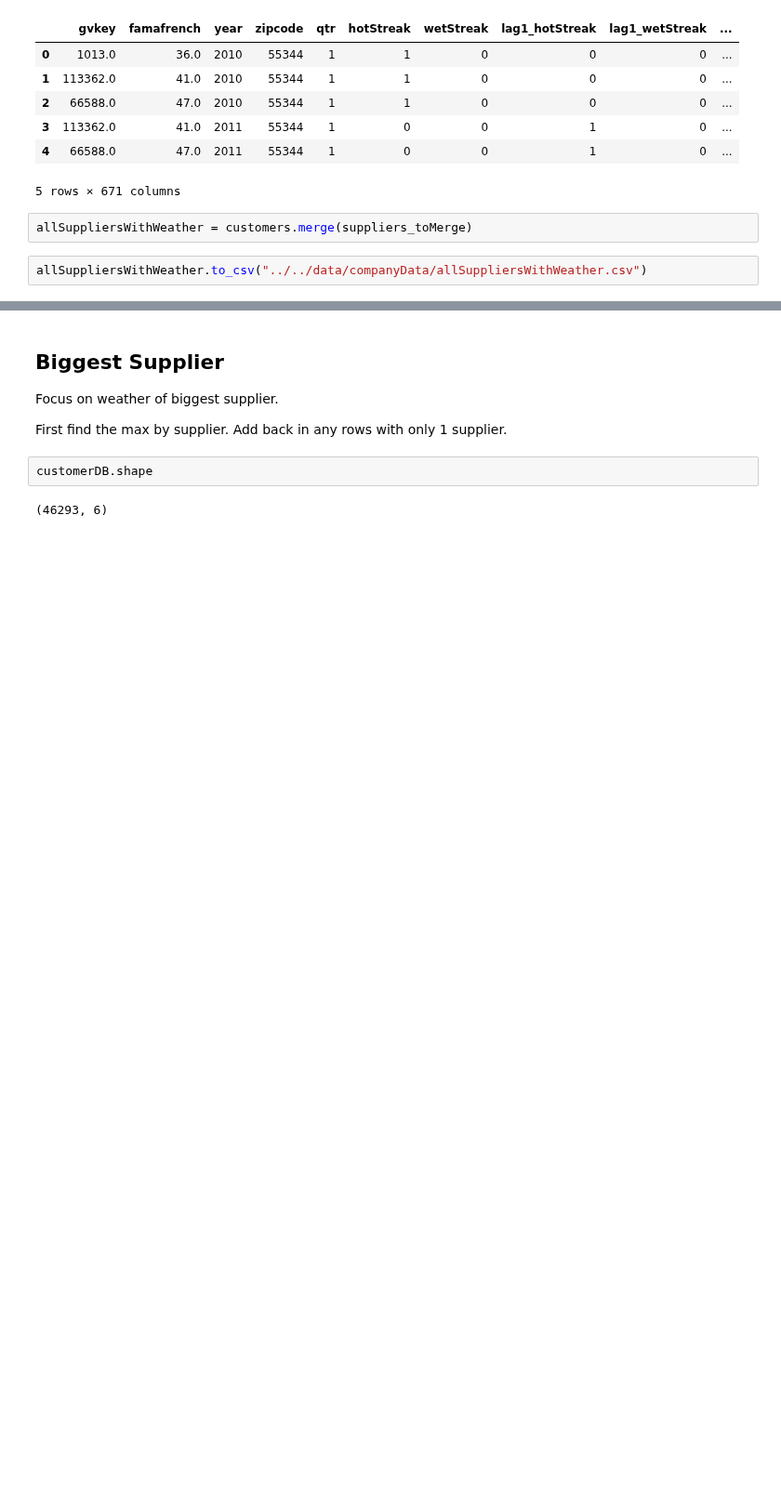
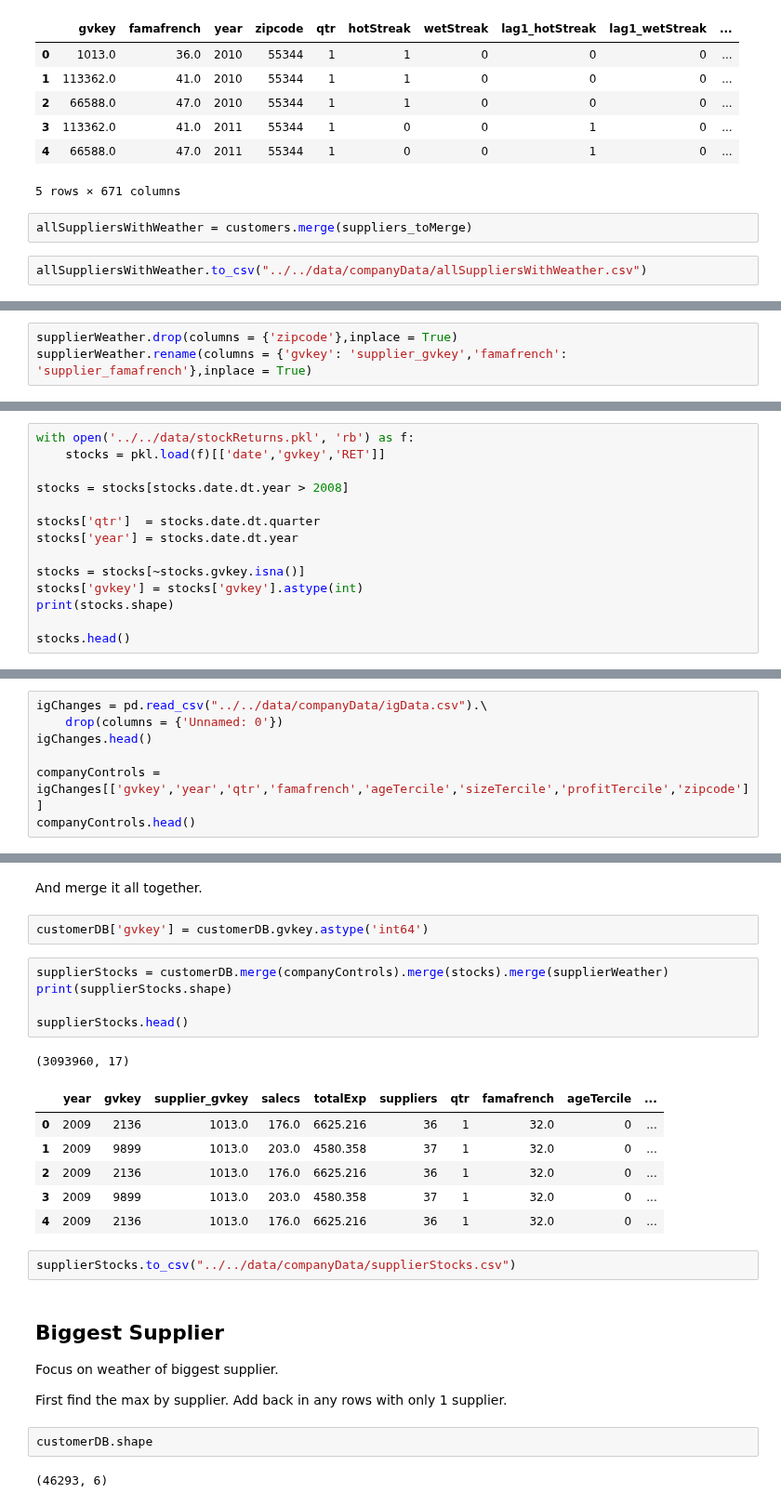
Before and after one commit to brianreed21/extremes, a Jupyter notebook: extremesCleaningCode/linkingExecute.ipynb, the cells around one changed output, grey strips where cells are left out. Shown at 93% size. Drawn from its saved outputs; the diff is of its cells as text; blank space fills up the shorter version.

```diff
--- a/extremesCleaningCode/linkingExecute.ipynb
+++ b/extremesCleaningCode/linkingExecute.ipynb
@@ -1538,0 +1703,3 @@ allSuppliersWithWeather.to_csv("../../data/companyData/allSuppliersWithWeather.c
+# %%
+supplierWeather.drop(columns = {'zipcode'},inplace = True)
+supplierWeather.rename(columns = {'gvkey': 'supplier_gvkey','famafrench': 'supplier_famafrench'},inplace = True)
@@ -1538,0 +1708,14 @@ allSuppliersWithWeather.to_csv("../../data/companyData/allSuppliersWithWeather.c
+# %%
+with open('../../data/stockReturns.pkl', 'rb') as f:
+    stocks = pkl.load(f)[['date','gvkey','RET']]
+
+stocks = stocks[stocks.date.dt.year > 2008]
+
+stocks['qtr']  = stocks.date.dt.quarter
+stocks['year'] = stocks.date.dt.year
+
+stocks = stocks[~stocks.gvkey.isna()]
+stocks['gvkey'] = stocks['gvkey'].astype(int)
+print(stocks.shape)
+
+stocks.head()
@@ -1538,0 +1732,7 @@ allSuppliersWithWeather.to_csv("../../data/companyData/allSuppliersWithWeather.c
+# %%
+igChanges = pd.read_csv("../../data/companyData/igData.csv").\
+    drop(columns = {'Unnamed: 0'})
+igChanges.head()
+
+companyControls = igChanges[['gvkey','year','qtr','famafrench','ageTercile','sizeTercile','profitTercile','zipcode']]
+companyControls.head()
@@ -1539,3 +1746,22 @@ allSuppliersWithWeather.to_csv("../../data/companyData/allSuppliersWithWeather.c
+# %% [markdown]
+And merge it all together.
+# %%
+customerDB['gvkey'] = customerDB.gvkey.astype('int64')
+# %%
+supplierStocks = customerDB.merge(companyControls).merge(stocks).merge(supplierWeather)
+print(supplierStocks.shape)
+
+supplierStocks.head()
+# %% [output]
+(3093960, 17)
+|  | year | gvkey | supplier_gvkey | salecs | totalExp | suppliers | qtr | famafrench | ageTercile | ... |
+| 0 | 2009 | 2136 | 1013.0 | 176.0 | 6625.216 | 36 | 1 | 32.0 | 0 | ... |
+| 1 | 2009 | 9899 | 1013.0 | 203.0 | 4580.358 | 37 | 1 | 32.0 | 0 | ... |
+| 2 | 2009 | 2136 | 1013.0 | 176.0 | 6625.216 | 36 | 1 | 32.0 | 0 | ... |
+| 3 | 2009 | 9899 | 1013.0 | 203.0 | 4580.358 | 37 | 1 | 32.0 | 0 | ... |
+| 4 | 2009 | 2136 | 1013.0 | 176.0 | 6625.216 | 36 | 1 | 32.0 | 0 | ... |
+# %%
+supplierStocks.to_csv("../../data/companyData/supplierStocks.csv")
 # %% [markdown]
 ## Biggest Supplier
 Focus on weather of biggest supplier.
```
Also changed, not shown: parts of 42 cells of this notebook, 2 other files.
